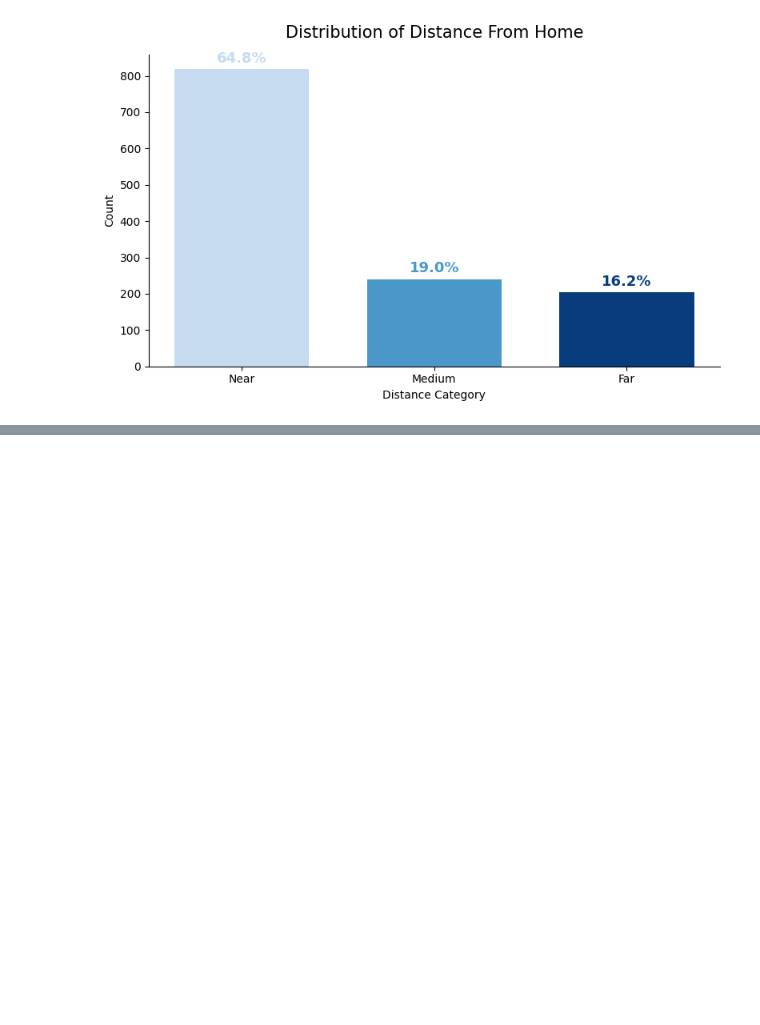
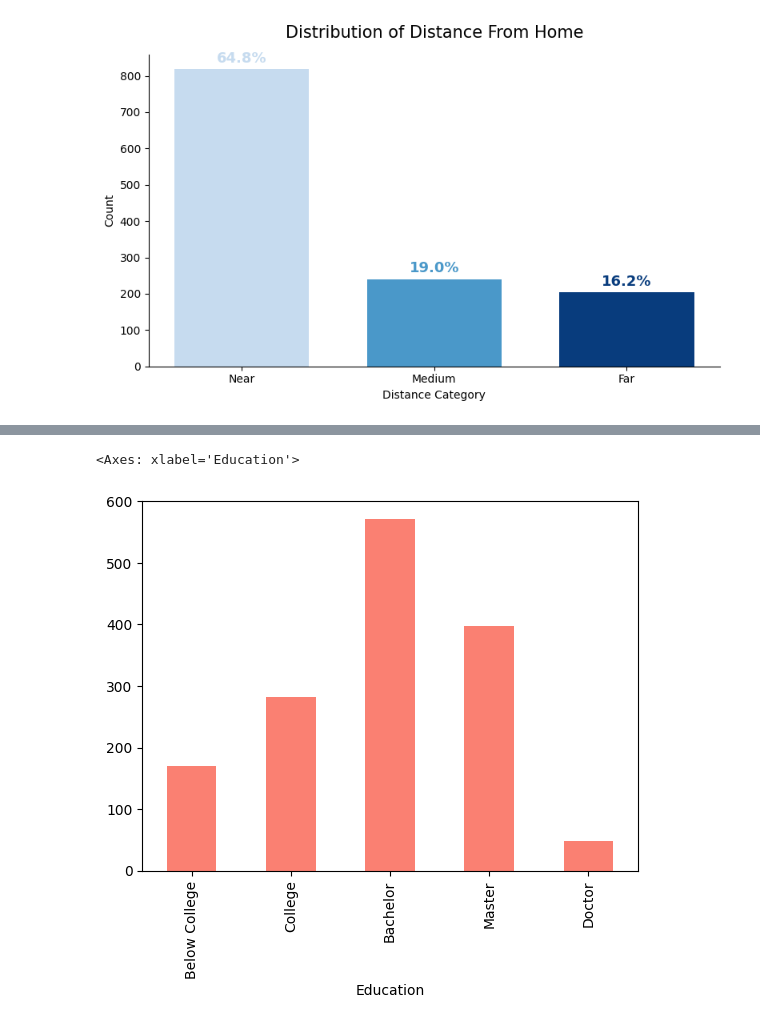
Before and after one commit to nawarfathi/HR, a Jupyter notebook: WA_fn.ipynb, the cells around one changed output, grey strips where cells are left out. Saved outputs shown, nothing was run; the diff lists cells and outputs as text; code cells hidden in the pictures; blank space fills up the shorter version.

```diff
--- a/WA_fn.ipynb
+++ b/WA_fn.ipynb
@@ -506,0 +538,7 @@ plt.show()
+# %%
+df['Education']=pd.cut(df['Education'],bins=[0,1,2,3,4,5],labels=['Below College','College','Bachelor','Master','Doctor'])
+# %%
+df['Education'].value_counts().sort_index().plot(kind='bar',color='salmon')
+# %% [output]
+<Axes: xlabel='Education'>
+[figure, added]
```
Also changed, not shown: parts of 14 cells of this notebook, 1 other file.
